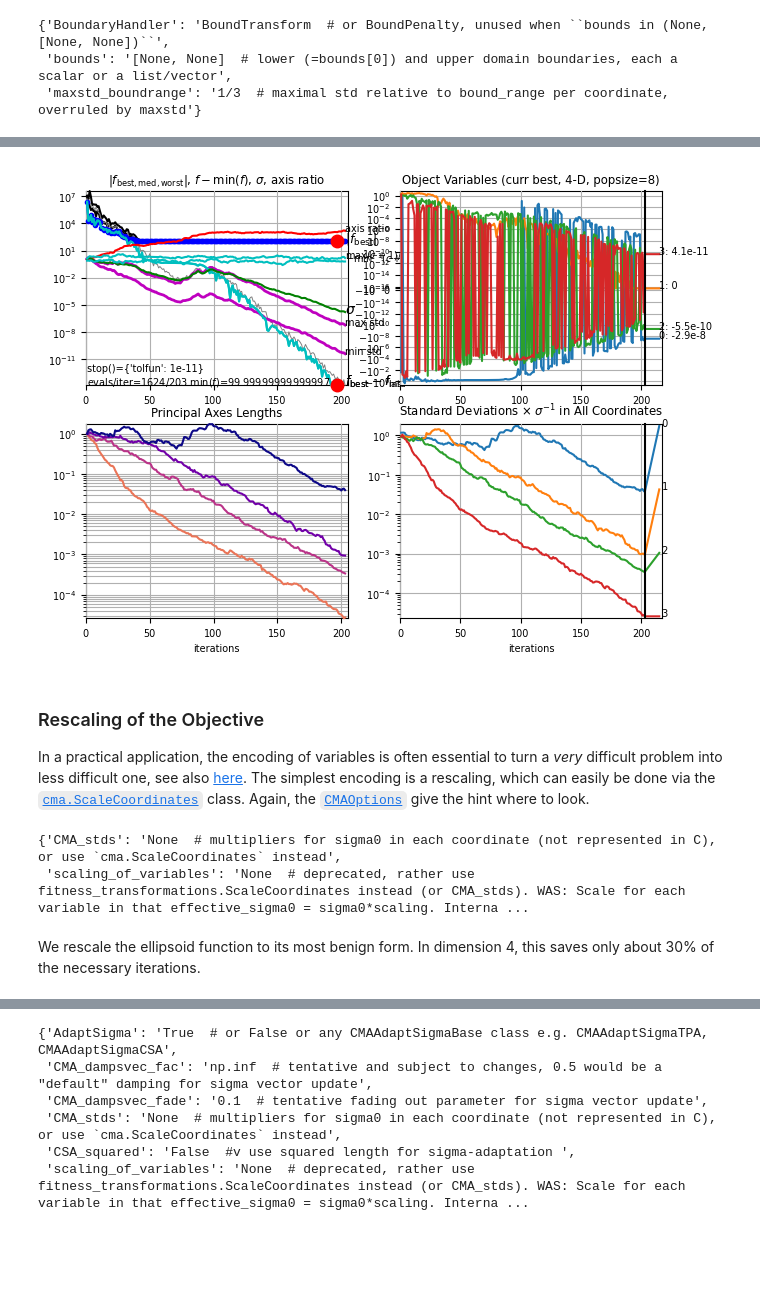
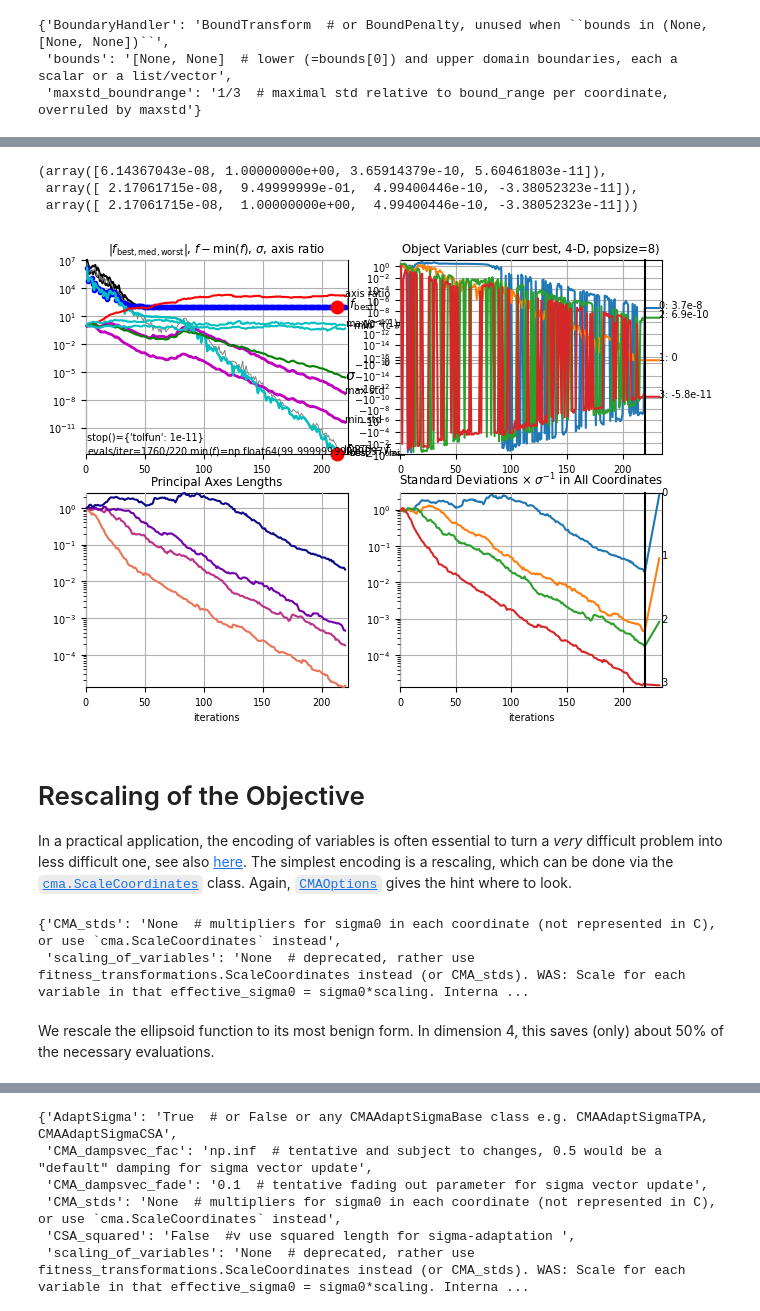
Before and after one commit to CMA-ES/pycma, a Jupyter notebook: notebooks/notebook-usecases-basics.ipynb, the cells around one changed output, grey strips where cells are left out. Cells and saved outputs as stored; diff of their text form; code cells hidden in the pictures; blank space fills up the shorter version.

Commit message:
[notebooks] revise boundary handling howto in basics notebook

```diff
--- a/notebooks/notebook-usecases-basics.ipynb
+++ b/notebooks/notebook-usecases-basics.ipynb
@@ -133,16 +170,23 @@ std deviation: [6.105144307738443e-08, 1.5451151329109097e-09, 5.689138634804834
+# %%
+# now solutions _are_ transformed, the mean is not (hence ``plot_mean=True`` should use ``.boundary_handler.transform``)
+es_b.result.xbest, es_b.mean, es_b.boundary_handler.transform(es_b.mean)
+# %% [output]
+(array([6.14367043e-08, 1.00000000e+00, 3.65914379e-10, 5.60461803e-11]),
+ array([ 2.17061715e-08,  9.49999999e-01,  4.99400446e-10, -3.38052323e-11]),
+ array([ 2.17061715e-08,  1.00000000e+00,  4.99400446e-10, -3.38052323e-11]))
 # %%
-es.plot(xsemilog=True, x_opt=[0, 1] + (len(x0) - 2) * [0]);
+es_b.plot(xsemilog=True, x_opt=[0, 1] + (len(x0) - 2) * [0]);
 # %% [output]
-[figure, old version]
+[figure, new version]
 # %% [markdown]
-### Rescaling of the Objective
-In a practical application, the encoding of variables is often essential to turn a _very_ difficult problem into less difficult one, see also [here](https://cma-es.github.io/cmaes_sourcecode_page.html#practical). The simplest encoding is a rescaling, which can easily be done via the [`cma.ScaleCoordinates`](https://cma-es.github.io/apidocs-pycma/cma.fitness_transformations.ScaleCoordinates.html) class. Again, the [`CMAOptions`](https://cma-es.github.io/apidocs-pycma/cma.evolution_strategy.CMAOptions.html) give the hint where to look.
+# Rescaling of the Objective
+In a practical application, the encoding of variables is often essential to turn a _very_ difficult problem into less difficult one, see also [here](https://cma-es.github.io/cmaes_sourcecode_page.html#practical). The simplest encoding is a rescaling, which can be done via the [`cma.ScaleCoordinates`](https://cma-es.github.io/apidocs-pycma/cma.fitness_transformations.ScaleCoordinates.html) class. Again, [`CMAOptions`](https://cma-es.github.io/apidocs-pycma/cma.evolution_strategy.CMAOptions.html) gives the hint where to look.
 # %%
 cma.CMAOptions('scale')
 # %% [output]
 {'CMA_stds': 'None  # multipliers for sigma0 in each coordinate (not represented in C), or use `cma.ScaleCoordinates` instead',
  'scaling_of_variables': 'None  # deprecated, rather use fitness_transformations.ScaleCoordinates instead (or CMA_stds). WAS: Scale for each variable in that effective_sigma0 = sigma0*scaling. Interna ...
 # %% [markdown]
-We rescale the ellipsoid function to its most benign form. In dimension 4, this saves only about 30% of the necessary iterations.
+We rescale the ellipsoid function to its most benign form. In dimension 4, this saves (only) about 50% of the necessary evaluations.
 # %%
 fun2 = cma.ScaleCoordinates(fun, [1000**(-i / 3) for i in range(4)])
```
Also changed, not shown: parts of 30 cells of this notebook.
